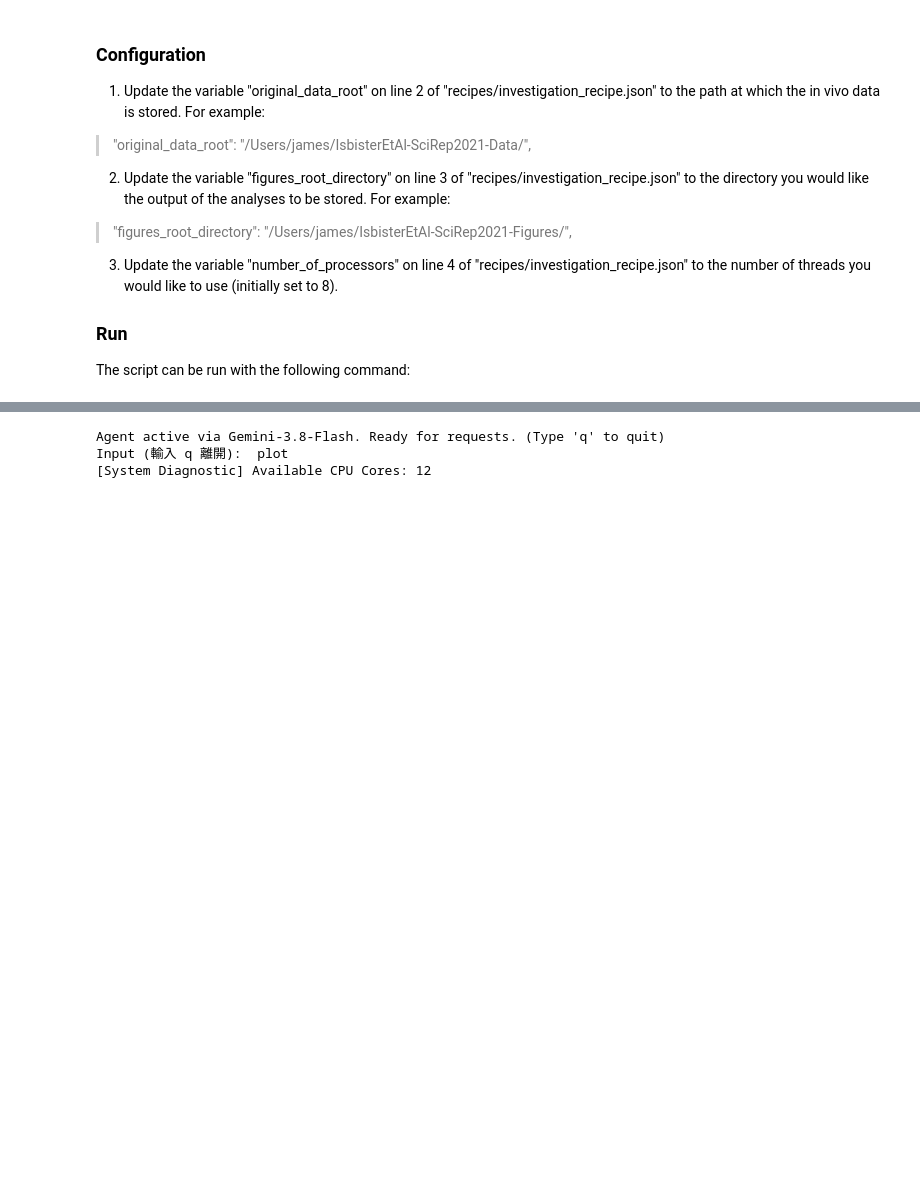
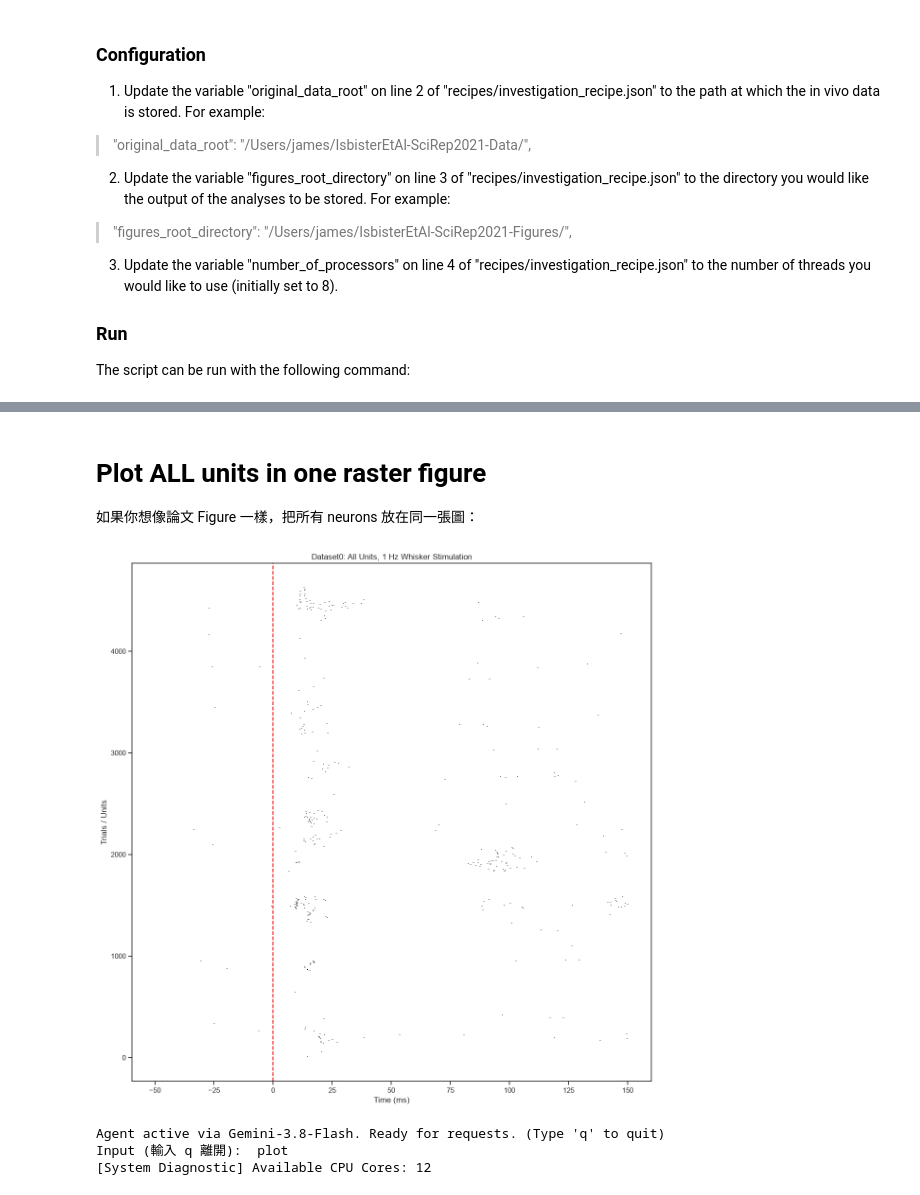
Before and after one commit to Galileo-Neuro-JJ/CYCU1151, a Jupyter notebook: Load_spike_datasets_JJ-aia.ipynb, the cells around one changed output, grey strips where cells are left out. Drawn from its saved outputs; the diff is of its cells as text; code cells hidden in the pictures; blank space fills up the shorter version.

```diff
--- a/Load_spike_datasets_JJ-aia.ipynb
+++ b/Load_spike_datasets_JJ-aia.ipynb
@@ -94,0 +491,16 @@ print(result.output)
+# %%
+starts = dl.start_indices_for_each_condition_in_sorted_trial_arrays_ONE_INDEXED
+ntrials = dl.number_of_trials_containing_mandatory_codes_for_each_sorted_condition
+
+for cond in one_hz_conditions:
+
+    start_trial = starts[cond] - 1
+
+    count = ntrials[cond]
+
+    end_trial = start_trial + count
+
+    print(
+        f"Condition {cond}: "
+        f"trials {start_trial} - {end_trial-1}"
+    )
@@ -95,3 +628,61 @@ print(result.output)
+# %% [markdown]
+# Plot ALL units in one raster figure
+
+如果你想像論文 Figure 一樣，把所有 neurons 放在同一張圖：
+# %%
+dataset = 0
+dl = data_loaders[dataset]
+
+fig, ax = plt.subplots(
+    figsize=(12, 12)
+)
+
+offset = 0
+
+for neuron in range(
+    len(dl.all_channel_unit_spike_trains_for_all_trials)
+):
+
+    all_trials = (
+        dl.all_channel_unit_spike_trains_for_all_trials[neuron]
+    )
+
+    selected_trials = [
+        all_trials[t]
+        for t in trial_indices
+        if t < len(all_trials)
+    ]
+
+    positions = np.arange(
+        offset,
+        offset + len(selected_trials)
+    )
+
+    ax.eventplot(
+        selected_trials,
+        lineoffsets=positions,
+        linelengths=0.8,
+        colors='black'
+    )
+
+    offset += len(selected_trials) + 3
+
+ax.axvline(
+    0,
+    color='red',
+    linestyle='--'
+)
+
+ax.set_xlabel("Time (ms)")
+ax.set_ylabel("Trials / Units")
+ax.set_title(
+    "Dataset0: All Units, 1 Hz Whisker Stimulation"
+)
+
+plt.tight_layout()
+plt.show()
+# %% [output]
+[figure, added]
 # %%
 # use Copilot
 '''
```
Also changed, not shown: parts of 16 cells of this notebook, 5 other files.
